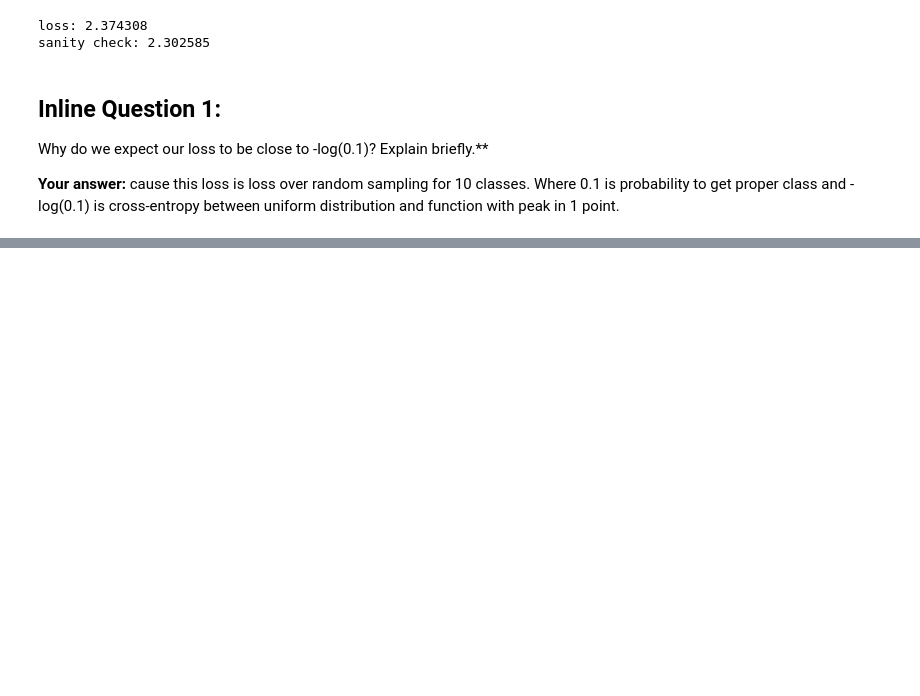
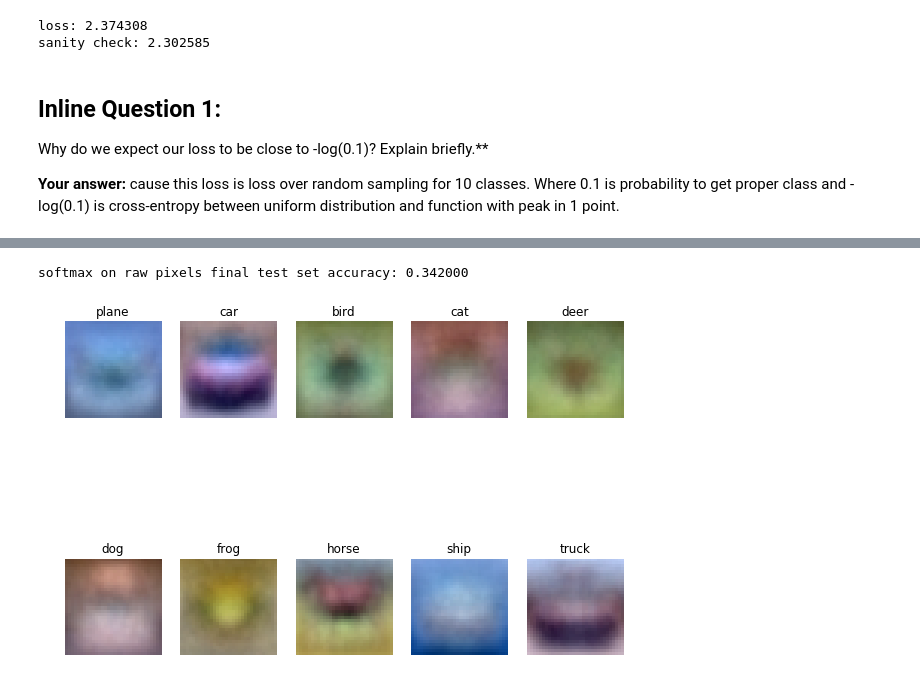
Before and after one commit to MartSlaaf/cs321n, a Jupyter notebook: assignment1/softmax.ipynb, the cells around one changed output, grey strips where cells are left out. Cells and saved outputs as stored; diff of their text form; code cells hidden in the pictures; blank space fills up the shorter version.

Commit message:
[+] SoftMax vectorized; [*] Linear classifier predictor

```diff
--- a/assignment1/softmax.ipynb
+++ b/assignment1/softmax.ipynb
@@ -190,16 +195,28 @@ best_softmax = None
 learning_rates = [1e-7, 5e-7]
 regularization_strengths = [2.5e4, 5e4]
 
-################################################################################
-# TODO:                                                                        #
-# Use the validation set to set the learning rate and regularization strength. #
-# This should be identical to the validation that you did for the SVM; save    #
-# the best trained softmax classifer in best_softmax.                          #
-################################################################################
-pass
-################################################################################
-#                              END OF YOUR CODE                                #
-################################################################################
+from itertools import product
+from tqdm import tqdm_notebook
+
+learning_rates = np.arange(*learning_rates, 5e-8)
+regularization_strengths = np.arange(*regularization_strengths, 2.5e3)
+
+for cur_lr, cur_reg in tqdm_notebook(list(product(learning_rates, regularization_strengths))):
+        cur_svm = Softmax()
+        cur_svm.train(X_train, y_train, learning_rate=cur_lr, reg=cur_reg,
+                      num_iters=1500)
+        train_pred = cur_svm.predict(X_train)
+        test_pred = cur_svm.predict(X_val)
+
+        test_acc = np.mean(y_val == test_pred)
+        train_acc = np.mean(y_train == train_pred)
+
+        results[(cur_lr, cur_reg)] = (train_acc, test_acc)
+
+        if test_acc > best_val:
+            best_val = test_acc
+            best_svm = cur_svm
+
 
 # Print out results.
 for lr, reg in sorted(results):
@@ -211,22 +247,26 @@ print('best validation accuracy achieved during cross-validation: %f' % best_val
 # %%
 # evaluate on test set
 # Evaluate the best softmax on test set
-y_test_pred = best_softmax.predict(X_test)
+y_test_pred = best_svm.predict(X_test)
 test_accuracy = np.mean(y_test == y_test_pred)
 print('softmax on raw pixels final test set accuracy: %f' % (test_accuracy, ))
+# %% [output]
+softmax on raw pixels final test set accuracy: 0.342000
 # %%
 # Visualize the learned weights for each class
-w = best_softmax.W[:-1,:] # strip out the bias
+w = best_svm.W[:-1,:] # strip out the bias
 w = w.reshape(32, 32, 3, 10)
 
 w_min, w_max = np.min(w), np.max(w)
 
 classes = ['plane', 'car', 'bird', 'cat', 'deer', 'dog', 'frog', 'horse', 'ship', 'truck']
 for i in range(10):
     plt.subplot(2, 5, i + 1)
 
     # Rescale the weights to be between 0 and 255
     wimg = 255.0 * (w[:, :, :, i].squeeze() - w_min) / (w_max - w_min)
     plt.imshow(wimg.astype('uint8'))
     plt.axis('off')
     plt.title(classes[i])
+# %% [output]
+[figure, added]
```
Also changed, not shown: parts of 3 cells of this notebook, 2 other files.
